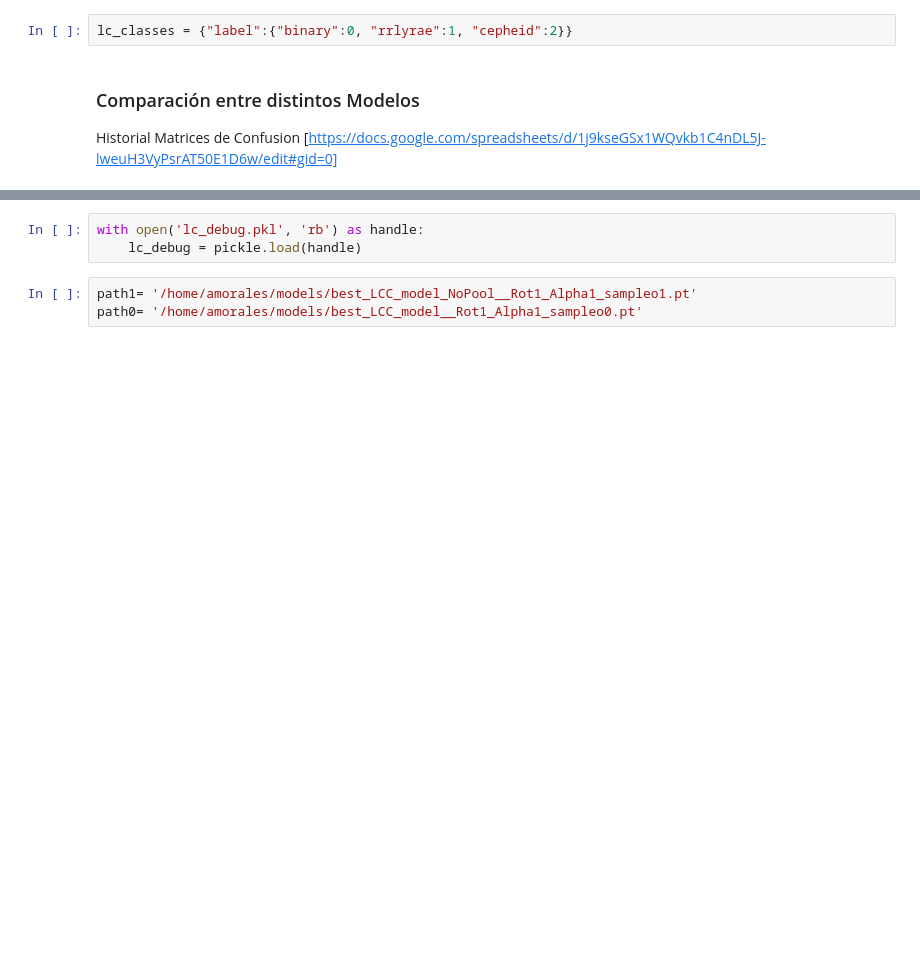
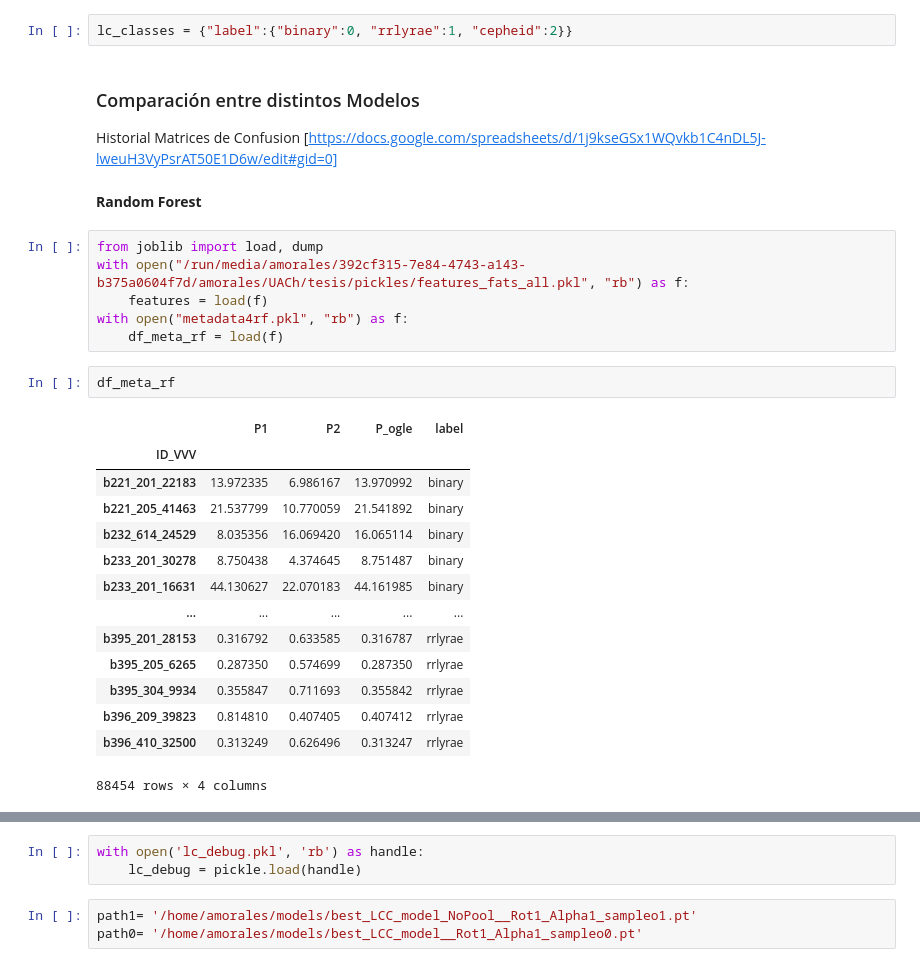
Before and after one commit to aemh00/tesis, a Jupyter notebook: notebooks/tesis_LightCurveClassifier_v03.ipynb, the cells around one changed output, grey strips where cells are left out. Cells and saved outputs as stored; diff of their text form; blank space fills up the shorter version.

```diff
--- a/notebooks/tesis_LightCurveClassifier_v03.ipynb
+++ b/notebooks/tesis_LightCurveClassifier_v03.ipynb
@@ -1136,3 +1508,28 @@ lc_classes = {"label":{"binary":0, "rrlyrae":1, "cepheid":2}}
 # %% [markdown]
 ### Comparación entre distintos Modelos
 Historial Matrices de Confusion [https://docs.google.com/spreadsheets/d/1j9kseGSx1WQvkb1C4nDL5J-lweuH3VyPsrAT50E1D6w/edit#gid=0]
+# %% [markdown]
+**Random Forest**
+# %%
+from joblib import load, dump
+with open("/run/media/amorales/392cf315-7e84-4743-a143-b375a0604f7d/amorales/UACh/tesis/pickles/features_fats_all.pkl", "rb") as f:
+    features = load(f)
+with open("metadata4rf.pkl", "rb") as f:
+    df_meta_rf = load(f)
+# %%
+df_meta_rf
+# %% [output]
+|  | P1 | P2 | P_ogle | label |
+| ID_VVV |  |  |  |  |
+| b221_201_22183 | 13.972335 | 6.986167 | 13.970992 | binary |
+| b221_205_41463 | 21.537799 | 10.770059 | 21.541892 | binary |
+| b232_614_24529 | 8.035356 | 16.069420 | 16.065114 | binary |
+| b233_201_30278 | 8.750438 | 4.374645 | 8.751487 | binary |
+| b233_201_16631 | 44.130627 | 22.070183 | 44.161985 | binary |
+| ... | ... | ... | ... | ... |
+| b395_201_28153 | 0.316792 | 0.633585 | 0.316787 | rrlyrae |
+| b395_205_6265 | 0.287350 | 0.574699 | 0.287350 | rrlyrae |
+| b395_304_9934 | 0.355847 | 0.711693 | 0.355842 | rrlyrae |
+| b396_209_39823 | 0.814810 | 0.407405 | 0.407412 | rrlyrae |
+| b396_410_32500 | 0.313249 | 0.626496 | 0.313247 | rrlyrae |
+88454 rows × 4 columns
```
Also changed, not shown: parts of 101 cells of this notebook, 13 other files.
